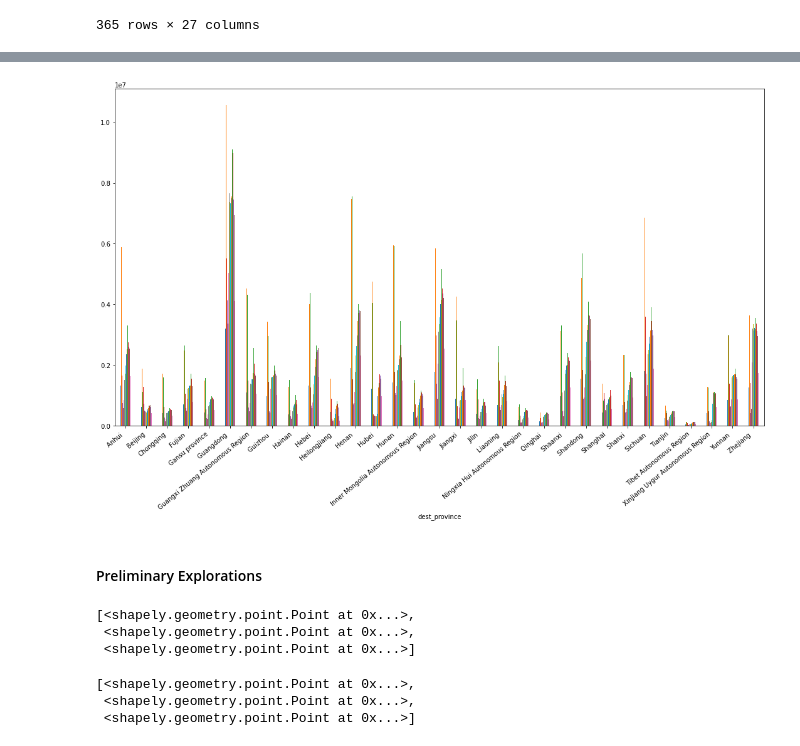
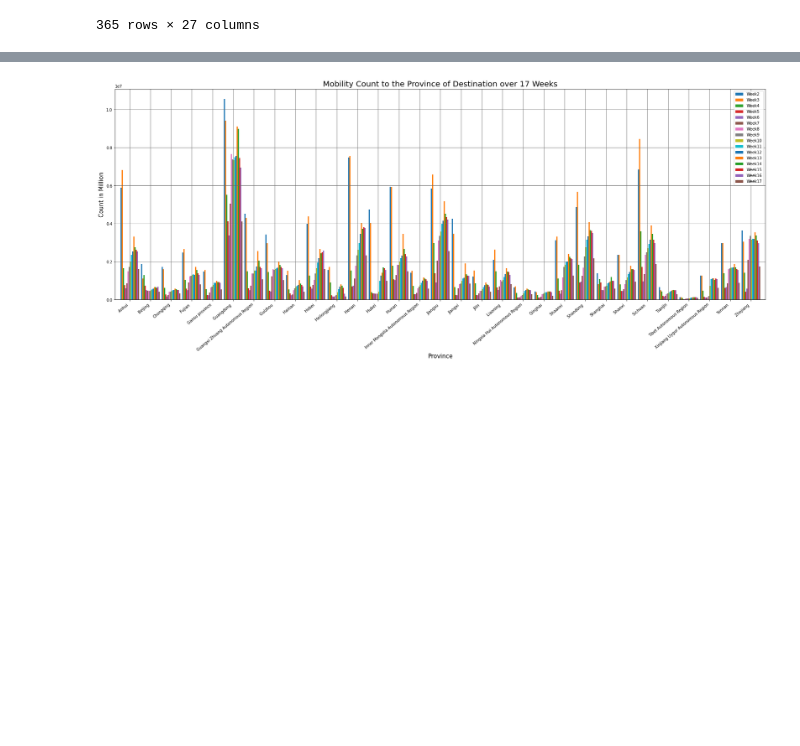
Before and after one commit to MrinmayeeKulkarni/Mobility-Patterns-in-China-During-Covid-19-Pandemic, a Jupyter notebook: Initial_Exploration_Baidu_Mobility.ipynb, the cells around one changed output, grey strips where cells are left out. Drawn from its saved outputs; the diff is of its cells as text; code cells hidden in the pictures; blank space fills up the shorter version.

```diff
--- a/Initial_Exploration_Baidu_Mobility.ipynb
+++ b/Initial_Exploration_Baidu_Mobility.ipynb
@@ -451,4 +728,4 @@ Departure City Analysis
 # %%
-dep=df2.drop(df2.iloc[:, 0:5], axis=1)
+dep=a.drop(df2.iloc[:, 0:5], axis=1)
 dep.head()
 # %% [output]
@@ -471,3 +748,2 @@ dep_df.head()
 # %%
-dep_df.drop(['city_id_d'],axis=1)
-dep_df.head()
+dep_df.drop('city_id_d',axis=1,inplace=True)
@@ -481,5 +794,5 @@ dep_df.head()
 # %%
 # aggregating destination city and province data weekly
-d= dep_df.set_index(['dest_city','dest_province','city_id_d']).rename(columns=lambda x: pd.to_datetime(x))
-d = d.resample('W', axis=1).sum().reset_index()
-d.head(20)
+#d= dep_df.set_index(['dest_city','dest_province','city_id_d']).rename(columns=lambda x: pd.to_datetime(x))
+#d = d.resample('W', axis=1).sum().reset_index()
+#d.head(20)
@@ -504,4 +799,4 @@ d.head(20)
 # %%
-d_prov=d.groupby(['dest_province']).sum()
+d_prov=dep_df.groupby(['dest_province']).sum()
 d_prov.head()
 # %% [output]
@@ -516,29 +811,15 @@ d_prov.head()
 d_prov['dest_province']=d_prov.index
 # %%
 # Plotting a bar plot to understand the main hotspots in the destination cities for travelling
-ax=d_prov.plot(kind='bar')
-plt.gcf().set_size_inches(15, 10)
+ax=d_prov.plot(kind='bar',width=0.9)
+plt.gcf().set_size_inches(30, 10)
 ax.set_xticklabels(ax.get_xticklabels(), rotation=40, ha="right")
-ax.get_legend().remove()
-plt.tight_layout()
-#plt.savefig('./Media/destination_mobility.png')
+ax.get_legend()
+plt.title('Mobility Count to the Province of Destination over 17 Weeks', fontsize=20)
+plt.xlabel('Province', fontsize=15)
+plt.ylabel('Count in Million', fontsize=15)
+plt.grid(b=True, which='major', color='#666666', linestyle='-')
+plt.savefig('./Media/destination_mobility.png')
 plt.show()
 # %% [output]
-[figure, old version]
+[figure, new version]
-# %% [markdown]
-#### Preliminary Explorations
-# %%
-# creating points for each row in the data frame
-origin_geom = [Point(xy) for xy in zip(df2["X_o"],df2["Y_o"])]
-origin_geom[:3]
-# %% [output]
-[<shapely.geometry.point.Point at 0x...>,
- <shapely.geometry.point.Point at 0x...>,
- <shapely.geometry.point.Point at 0x...>]
-# %%
-dest_geom = [Point(xy) for xy in zip(df2["X_d"],df2["Y_d"])]
-dest_geom[:3]
-# %% [output]
-[<shapely.geometry.point.Point at 0x...>,
- <shapely.geometry.point.Point at 0x...>,
- <shapely.geometry.point.Point at 0x...>]
```
Also changed, not shown: parts of 102 cells of this notebook.
